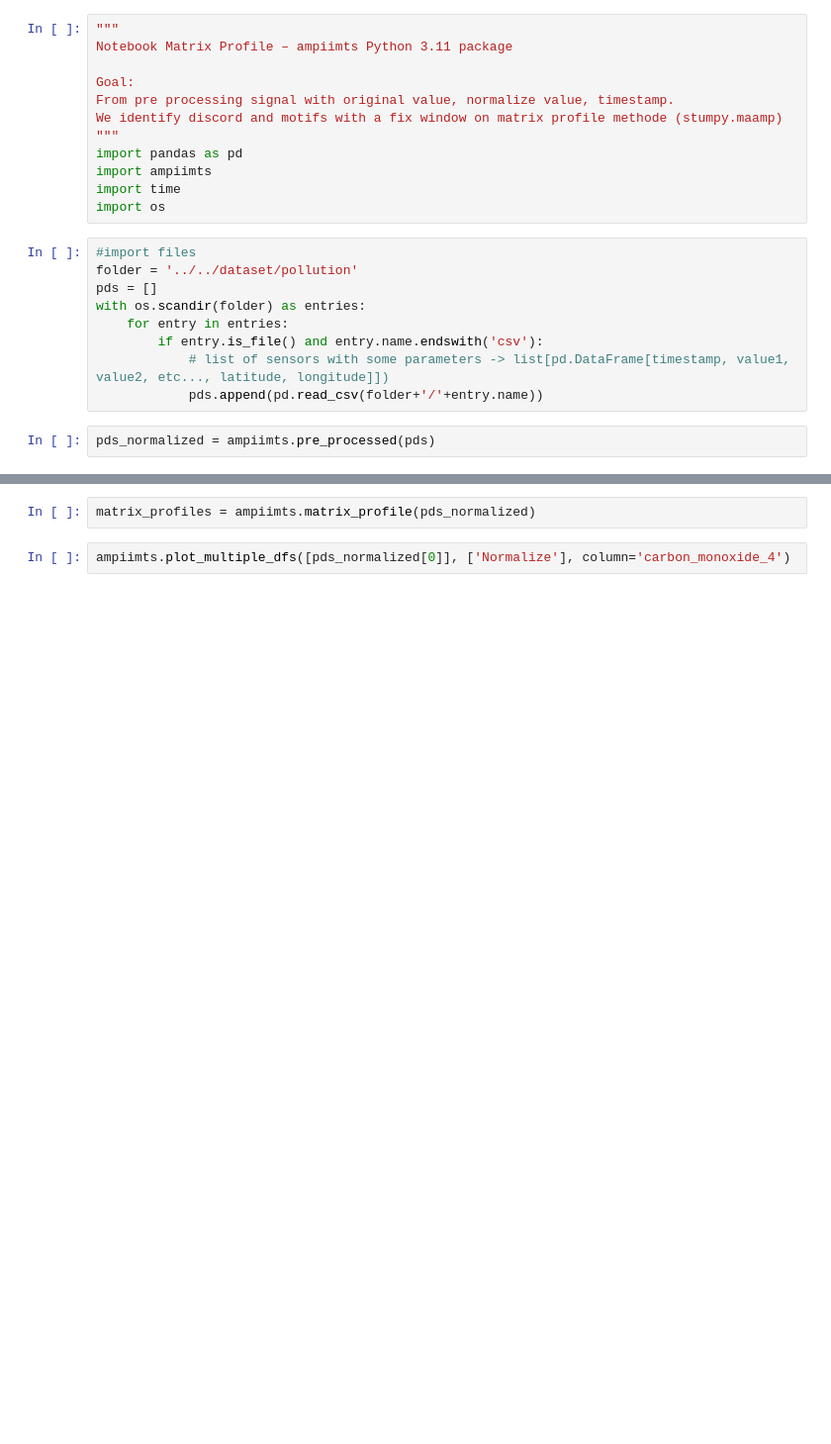
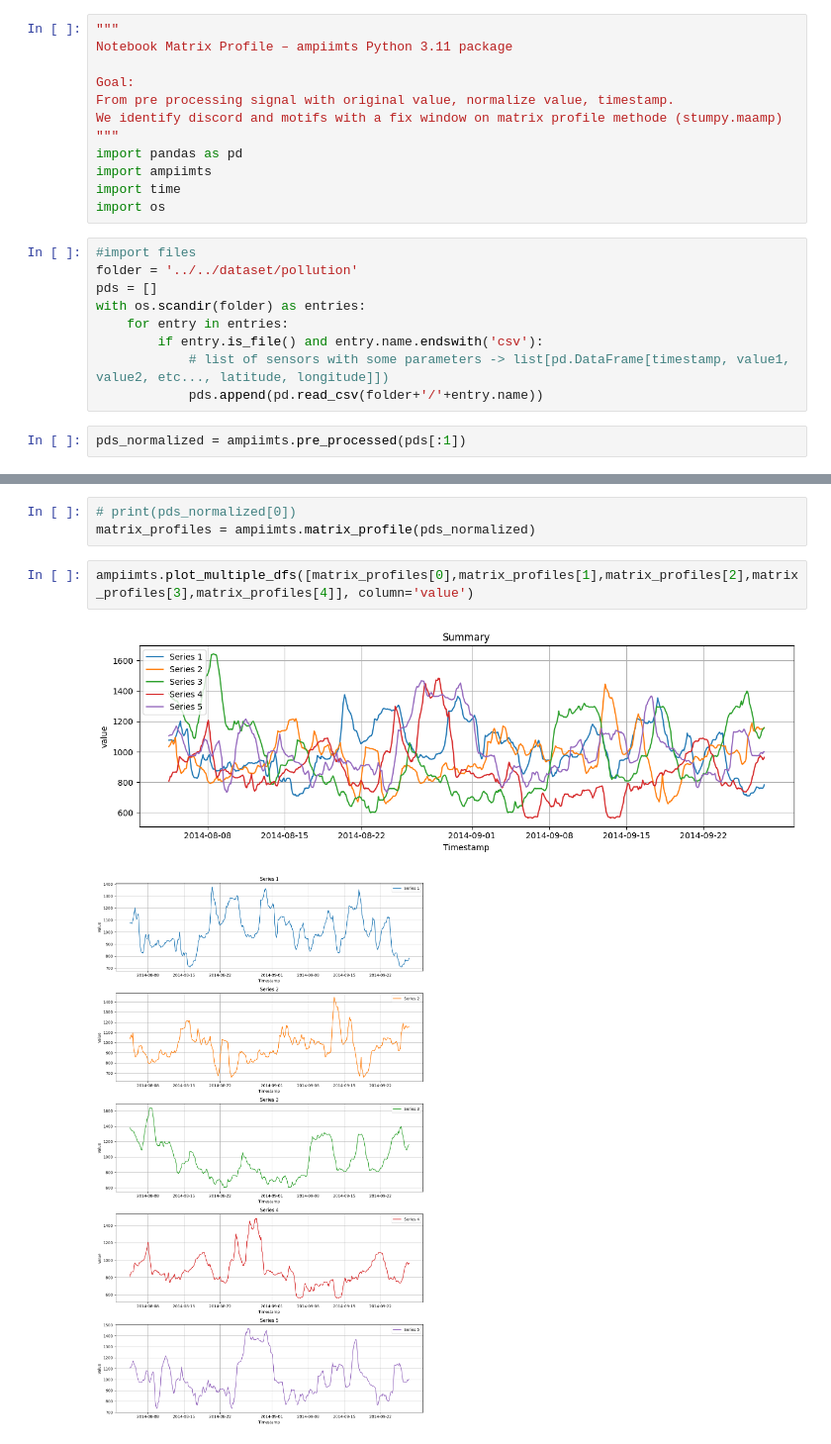
Before and after one commit to Guillaumernd/ampiimts, a Jupyter notebook: notebooks/Matrix_Profile/Matrix_profile-multidimensionnal.ipynb, the cells around one changed output, grey strips where cells are left out. Shown at 99% size. Saved outputs shown, nothing was run; the diff lists cells and outputs as text; blank space fills up the shorter version.

Commit message:
beta version multidimensional process

```diff
--- a/notebooks/Matrix_Profile/Matrix_profile-multidimensionnal.ipynb
+++ b/notebooks/Matrix_Profile/Matrix_profile-multidimensionnal.ipynb
@@ -20,4 +20,4 @@ with os.scandir(folder) as entries:
             # list of sensors with some parameters -> list[pd.DataFrame[timestamp, value1, value2, etc..., latitude, longitude]])
             pds.append(pd.read_csv(folder+'/'+entry.name))
 # %%
-pds_normalized = ampiimts.pre_processed(pds)
+pds_normalized = ampiimts.pre_processed(pds[:1])
@@ -24,7 +34,11 @@ pds_normalized = ampiimts.pre_processed(pds)
 # %%
+# print(pds_normalized[0])
 matrix_profiles = ampiimts.matrix_profile(pds_normalized)
 # %%
-ampiimts.plot_multiple_dfs([pds_normalized[0]], ['Normalize'], column='carbon_monoxide_4')
+ampiimts.plot_multiple_dfs([matrix_profiles[0],matrix_profiles[1],matrix_profiles[2],matrix_profiles[3],matrix_profiles[4]], column='value')
+# %% [output]
+[figure, added]
+[figure, added]
 # %%
 # --- import of CSV file ---
 start_time = time.perf_counter()
```
Also changed, not shown: parts of 2 cells of this notebook, 3 other files.
